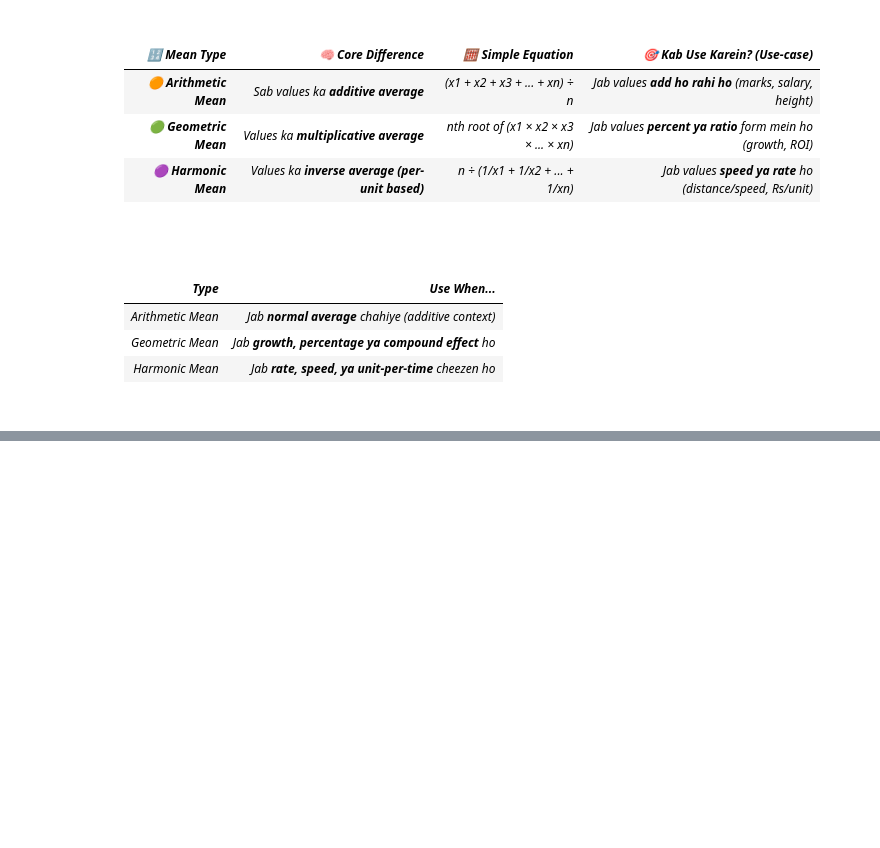
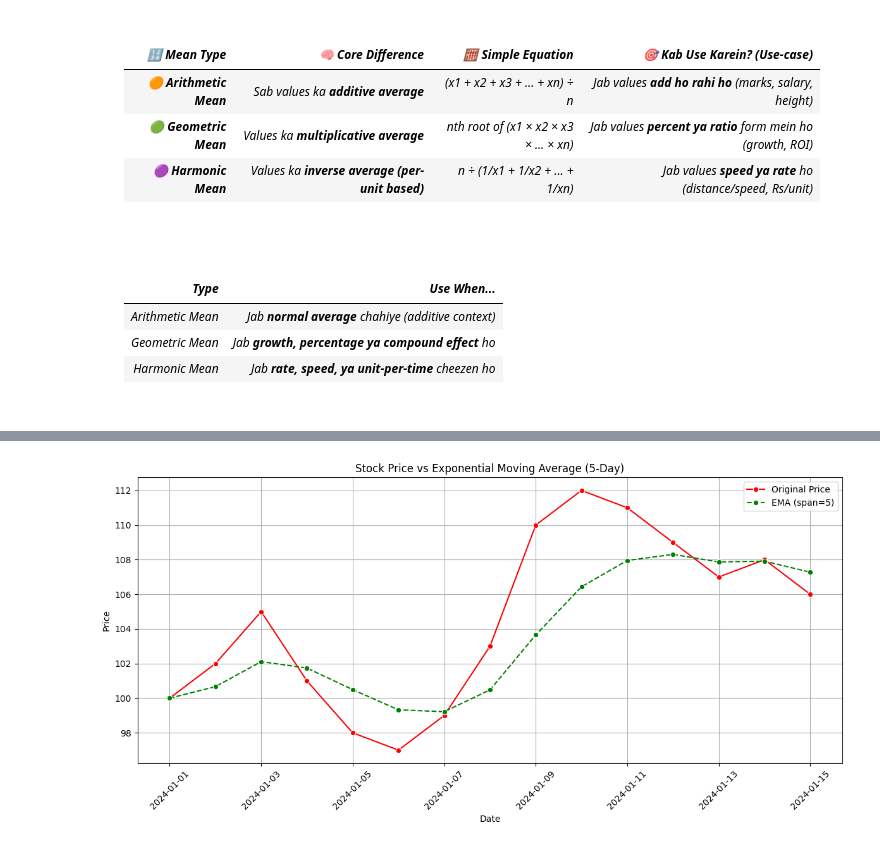
Before and after one commit to Mubeen-Ahmad/AI, a Jupyter notebook: 3.ipynb, the cells around one changed output, grey strips where cells are left out. Cells and saved outputs as stored; diff of their text form; code cells hidden in the pictures; blank space fills up the shorter version.

```diff
--- a/3.ipynb
+++ b/3.ipynb
@@ -576,0 +1041,11 @@ plt.show()
+# %%
+# Fake stock price data (daily)
+days = pd.date_range(start="2024-01-01", periods=15)
+prices = [100, 102, 105, 101, 98, 97, 99, 103, 110, 112, 111, 109, 107, 108, 106]
+# %%
+# Create DataFrame
+df = pd.DataFrame({
+    "Date": days,
+    "Price": prices
+})
+df
@@ -576,0 +1069,4 @@ plt.show()
+# %%
+# Calculate EMA (Exponential Moving Average)
+df["EMA_5"] = df["Price"].ewm(span=5, adjust=False).mean() #.ewm pandas method
+df
@@ -576,0 +1090,15 @@ plt.show()
+# %%
+plt.figure(figsize=(12, 6))
+sns.lineplot(data=df, x="Date", y="Price", label="Original Price", marker='o', color='red')
+sns.lineplot(data=df, x="Date", y="EMA_5", label="EMA (span=5)", linestyle="--", marker='o', color='green')
+
+plt.title("Stock Price vs Exponential Moving Average (5-Day)")
+plt.xlabel("Date")
+plt.ylabel("Price")
+plt.grid(True)
+plt.legend()
+plt.xticks(rotation=45)
+plt.tight_layout()
+plt.show()
+# %% [output]
+[figure, added]
```
Also changed, not shown: parts of 67 cells of this notebook, 9 other files.
